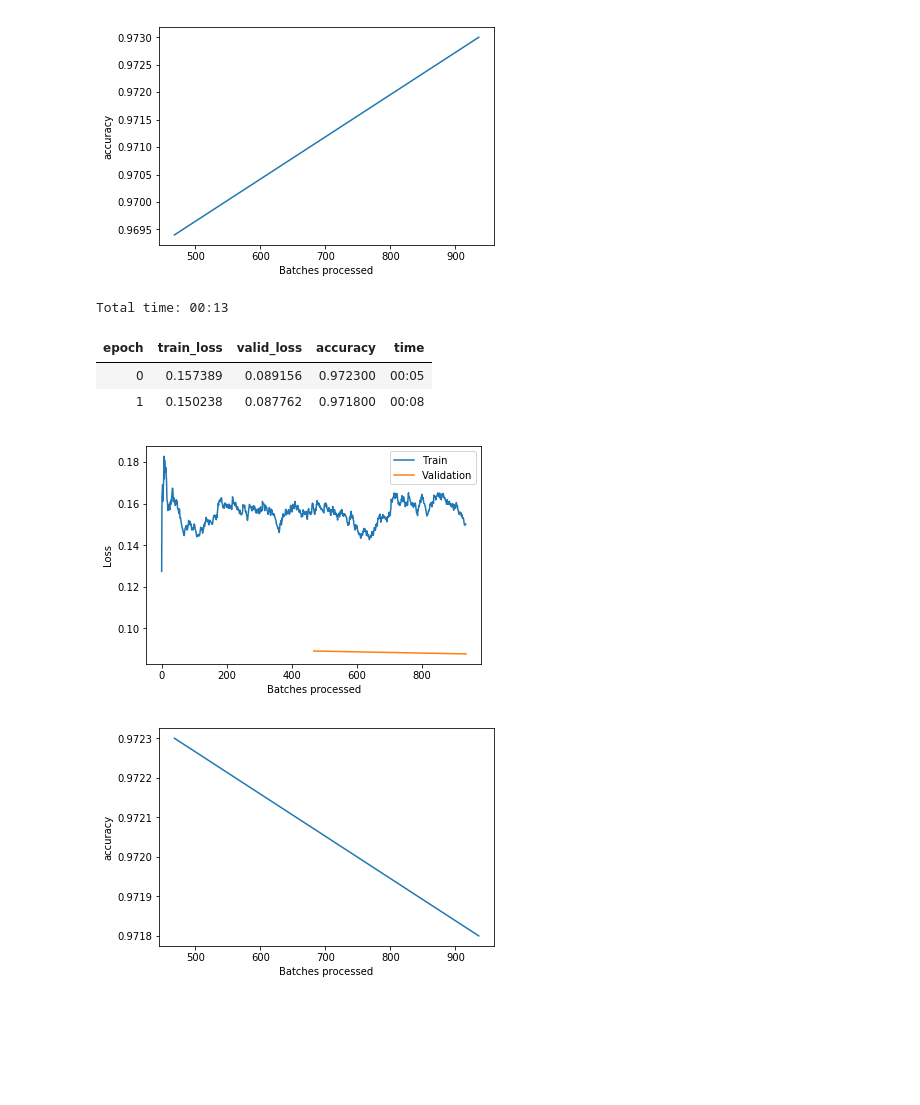
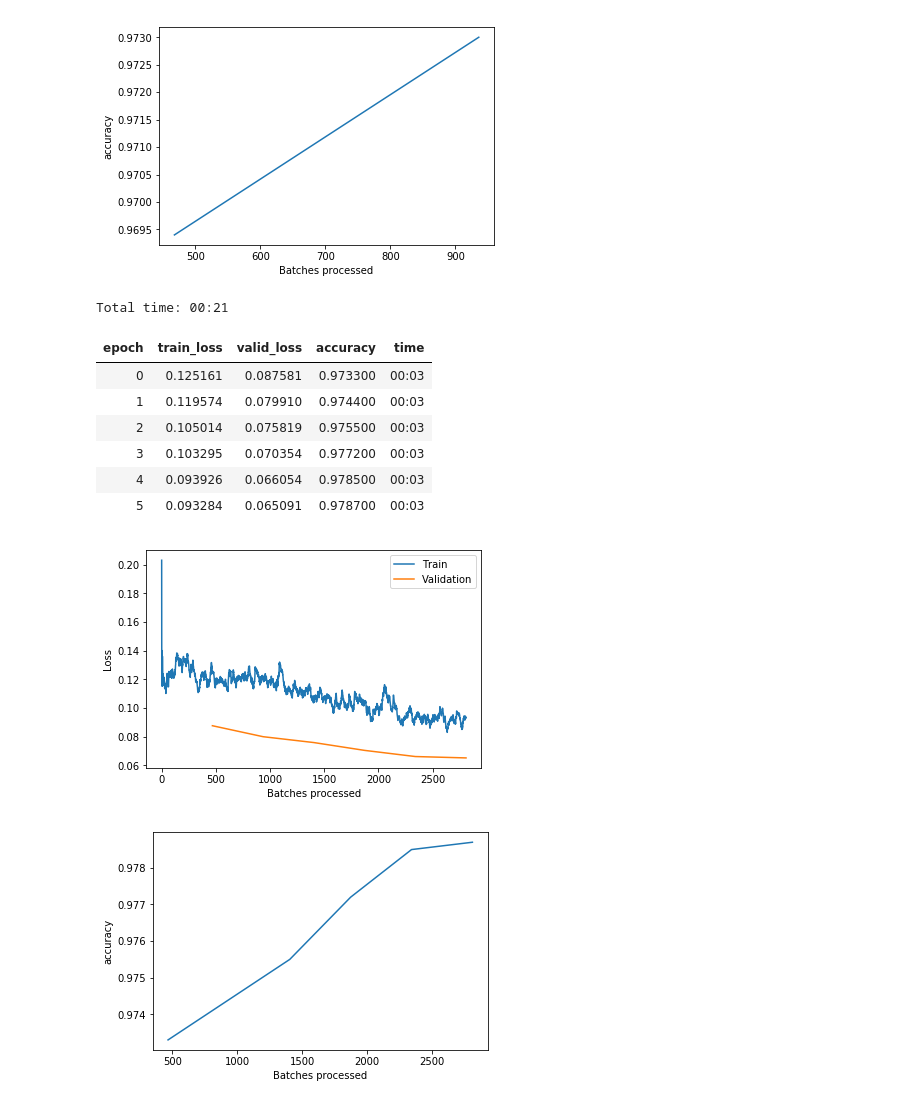
Before and after one commit to nithinivi/DL_learning, a Jupyter notebook: SSN.ipynb, the cells around one changed output. Cells and saved outputs as stored; diff of their text form; code cells hidden in the pictures; blank space fills up the shorter version.

```diff
--- a/SSN.ipynb
+++ b/SSN.ipynb
@@ -255,12 +255,20 @@ learn.recorder.plot_metrics()
 # %% [output]
 [figure]
 [figure]
-# %%
-convconvconv
-# %% [output]
-Total time: 00:13
-| epoch | train_loss | valid_loss | accuracy | time |
-| 0 | 0.157389 | 0.089156 | 0.972300 | 00:05 |
-| 1 | 0.150238 | 0.087762 | 0.971800 | 00:08 |
-[figure, removed]
-[figure, removed]
+# %%
+
+learn.fit_one_cycle(6, max_lr=.001)
+learn.recorder.plot_losses()
+
+learn.recorder.plot_metrics()
+# %% [output]
+Total time: 00:21
+| epoch | train_loss | valid_loss | accuracy | time |
+| 0 | 0.125161 | 0.087581 | 0.973300 | 00:03 |
+| 1 | 0.119574 | 0.079910 | 0.974400 | 00:03 |
+| 2 | 0.105014 | 0.075819 | 0.975500 | 00:03 |
+| 3 | 0.103295 | 0.070354 | 0.977200 | 00:03 |
+| 4 | 0.093926 | 0.066054 | 0.978500 | 00:03 |
+| 5 | 0.093284 | 0.065091 | 0.978700 | 00:03 |
+[figure, added]
+[figure, added]
```
